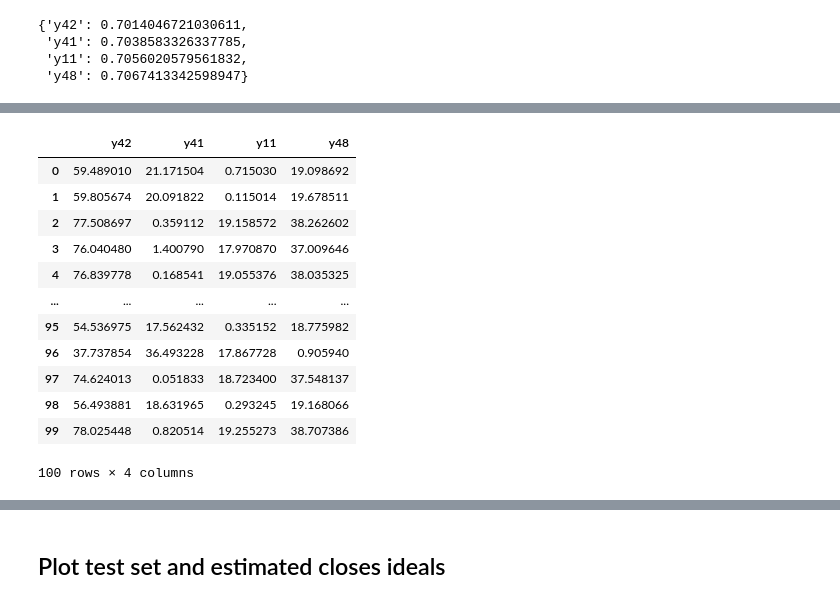
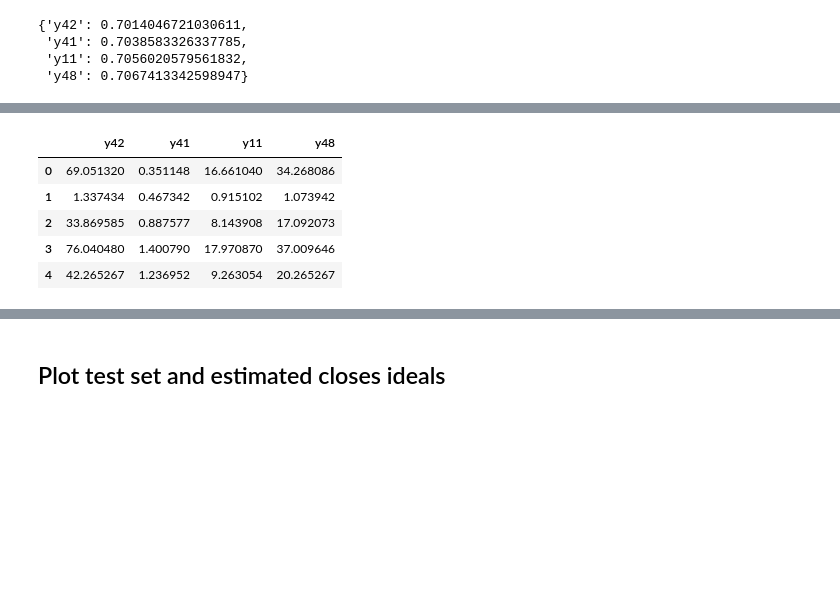
Before and after one commit to sukhitashvili/python_project, a Jupyter notebook: homework.ipynb, the cells around one changed output, grey strips where cells are left out. Drawn from its saved outputs; the diff is of its cells as text; code cells hidden in the pictures; blank space fills up the shorter version.

```diff
--- a/homework.ipynb
+++ b/homework.ipynb
@@ -210,4 +236,7 @@ test_csv
 # %%
-merged_ideals_test = pd.merge(estimated_ideals, test_csv, on='x', how='inner').rename(columns={'y': 'test'})
-merged_ideals_test
+# validate='many_to_one' is used as test.csv has duplicated entries in X column
+merged_ideals_test = pd.merge(test_csv, estimated_ideals, on='x', how='left', validate='many_to_one').rename(
+    columns={'y': 'test'})
+assert sum(test_csv['x'].values != merged_ideals_test['x'].values) == 0, "X column values do not match!"
+merged_ideals_test.sort_values(by=['x'])
 # %% [output]
@@ -244,19 +266,12 @@ subset_ideals
 # %%
 ideals_test_abs_diff = abs(subset_ideals.sub(merged_ideals_test['test'], axis=0))
-ideals_test_abs_diff
+ideals_test_abs_diff.head(5)
 # %% [output]
 |  | y42 | y41 | y11 | y48 |
-| 0 | 59.489010 | 21.171504 | 0.715030 | 19.098692 |
-| 1 | 59.805674 | 20.091822 | 0.115014 | 19.678511 |
-| 2 | 77.508697 | 0.359112 | 19.158572 | 38.262602 |
+| 0 | 69.051320 | 0.351148 | 16.661040 | 34.268086 |
+| 1 | 1.337434 | 0.467342 | 0.915102 | 1.073942 |
+| 2 | 33.869585 | 0.887577 | 8.143908 | 17.092073 |
 | 3 | 76.040480 | 1.400790 | 17.970870 | 37.009646 |
-| 4 | 76.839778 | 0.168541 | 19.055376 | 38.035325 |
-| ... | ... | ... | ... | ... |
-| 95 | 54.536975 | 17.562432 | 0.335152 | 18.775982 |
-| 96 | 37.737854 | 36.493228 | 17.867728 | 0.905940 |
-| 97 | 74.624013 | 0.051833 | 18.723400 | 37.548137 |
-| 98 | 56.493881 | 18.631965 | 0.293245 | 19.168066 |
-| 99 | 78.025448 | 0.820514 | 19.255273 | 38.707386 |
+| 4 | 42.265267 | 1.236952 | 9.263054 | 20.265267 |
-100 rows × 4 columns
 # %%
 col_names = list(train_cols_to_ideals.values())
```
Also changed, not shown: parts of 38 cells of this notebook.
